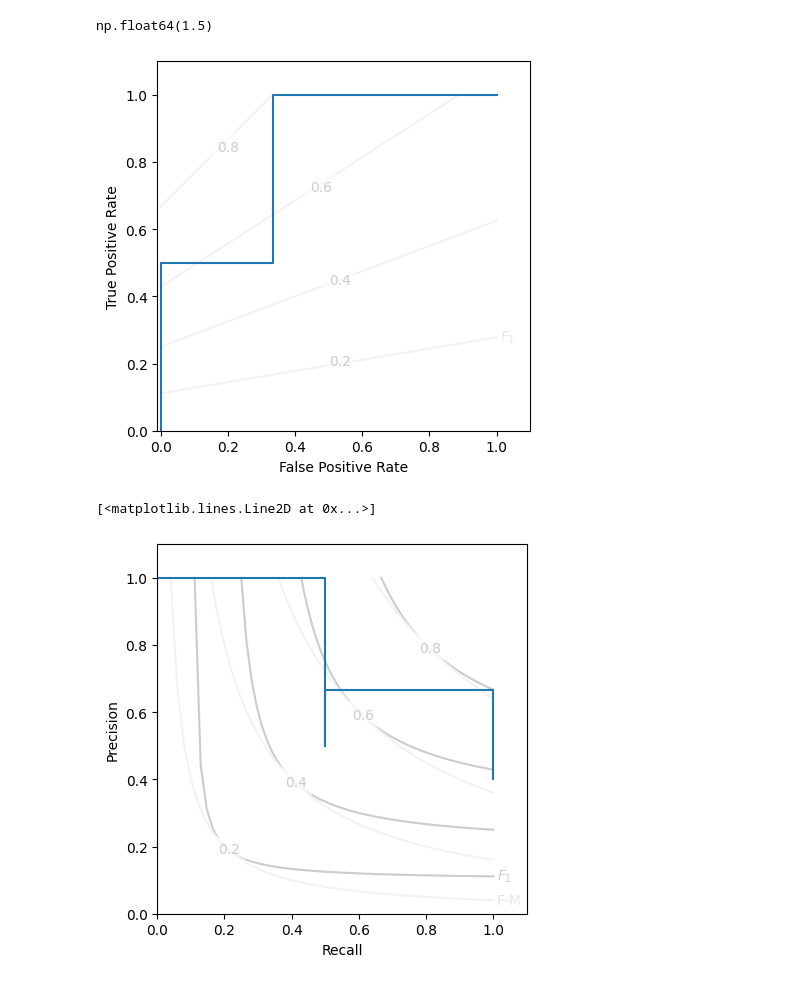
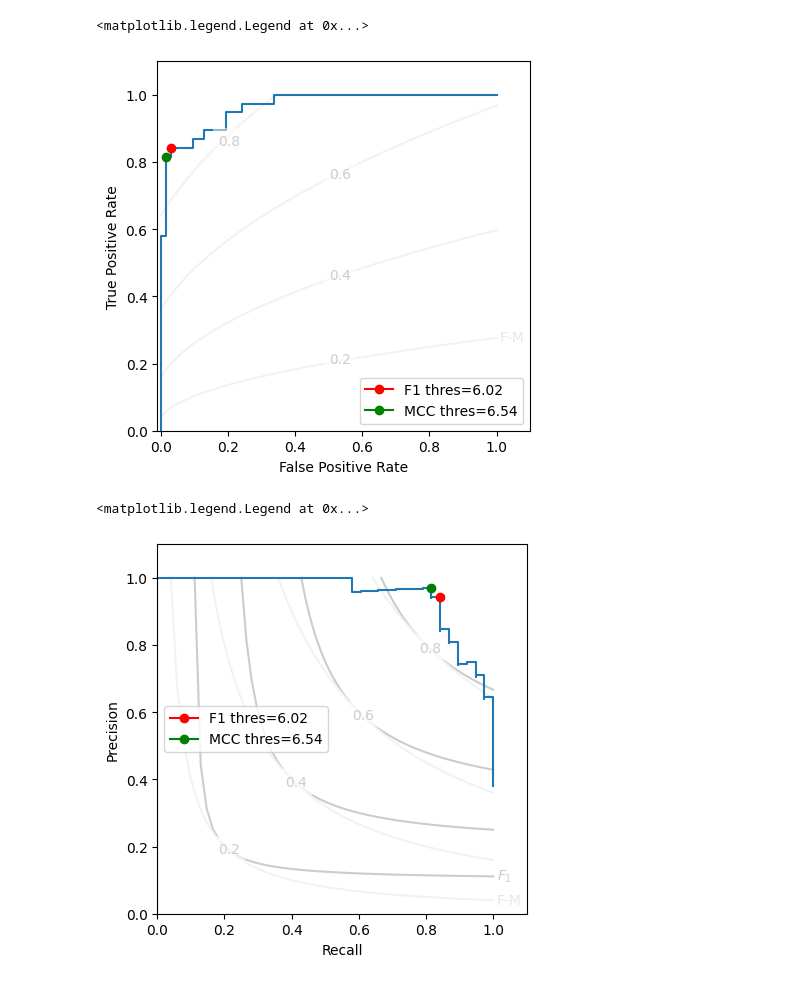
Before and after one commit to rtbs-dev/Contingency, a Jupyter notebook: examples/roc.ipynb, the cells around one changed output. Saved outputs shown, nothing was run; the diff lists cells and outputs as text; code cells hidden in the pictures.

Commit message:
optimal thres and preds working

```diff
--- a/examples/roc.ipynb
+++ b/examples/roc.ipynb
@@ -6,11 +6,23 @@ import matplotlib.pyplot as plt
 
 from contingency.plots import PR_contour,ROC_contour
 
+
+rng=np.random.default_rng(2)
 np.set_printoptions(formatter={'float_kind':"{:.5g}".format})
-y_true = np.array([0,1,0,0,1]).astype(bool)
-y_pred = np.array([0,1,0,1,0]).astype(bool)
 
-y_prob = np.array([0.1,0.8,0.1,.7,.25])
+# y_true = np.array([0,1,0,0,1,1,0,0]).astype(bool)
+y_true = (rng.random(100)>0.6).astype(bool)
+# y_prob = np.array([0.1,0.8,0.1,.7,.25,0.68,0.5,0.6])
+y_pred = np.where(rng.random(100)<0.05, 1-y_true, y_true).astype(bool)
+
+# y_pred = np.array([0,1,0,1,0,1,0,1]).astype(bool)
+y_prob = 10*rng.beta(
+    np.where(y_true, 3, 1.),
+    np.where(y_true, 1., 3)
+)
 
 # M = Contingent(y_pred = y_pred, y_true=y_true)
 M = Contingent.from_scalar(y_true, y_prob)
+
+f1_thres,f1_opt = M.optimize('F', include_thres=True)
+mcc_thres,mcc_opt = M.optimize('mcc', include_thres=True)
@@ -36,15 +33,24 @@ Contingent(y_true=array([[False,  True, False, False,  True]]), y_pred=array([[F
 # %%
-ROC_contour(M.imbalance)
+ROC_contour(M.imbalance, 'fm')
 plt.plot(1-M.TNR, M.TPR)
-M.imbalance
+plt.plot(f1_opt.FPR, f1_opt.TPR, marker='o', label=f'F1 thres={f1_thres:.2f}', c='r')
+plt.plot(mcc_opt.FPR, mcc_opt.TPR, marker='o', label=f'MCC thres={mcc_thres:.2f}', c='g')
+
+plt.legend()
 # plt.gca().spines[['top', 'right']].set_visible(False)
 # %% [output]
-np.float64(1.5)
+<matplotlib.legend.Legend at 0x...>
-[figure, old version]
+[figure, new version]
 # %%
 PR_contour()
 plt.gca().set_aspect(1)
 plt.step(M.recall, M.precision, where='post')
+
+
+plt.plot(f1_opt.recall, f1_opt.precision, marker='o', label=f'F1 thres={f1_thres:.2f}', c='r')
+plt.plot(mcc_opt.recall, mcc_opt.precision, marker='o', label=f'MCC thres={mcc_thres:.2f}', c='g')
+# plt.annotate(
+plt.legend()
 # %% [output]
-[<matplotlib.lines.Line2D at 0x...>]
+<matplotlib.legend.Legend at 0x...>
-[figure, old version]
+[figure, new version]
```
Also changed, not shown: parts of 7 cells of this notebook, 1 other file.
